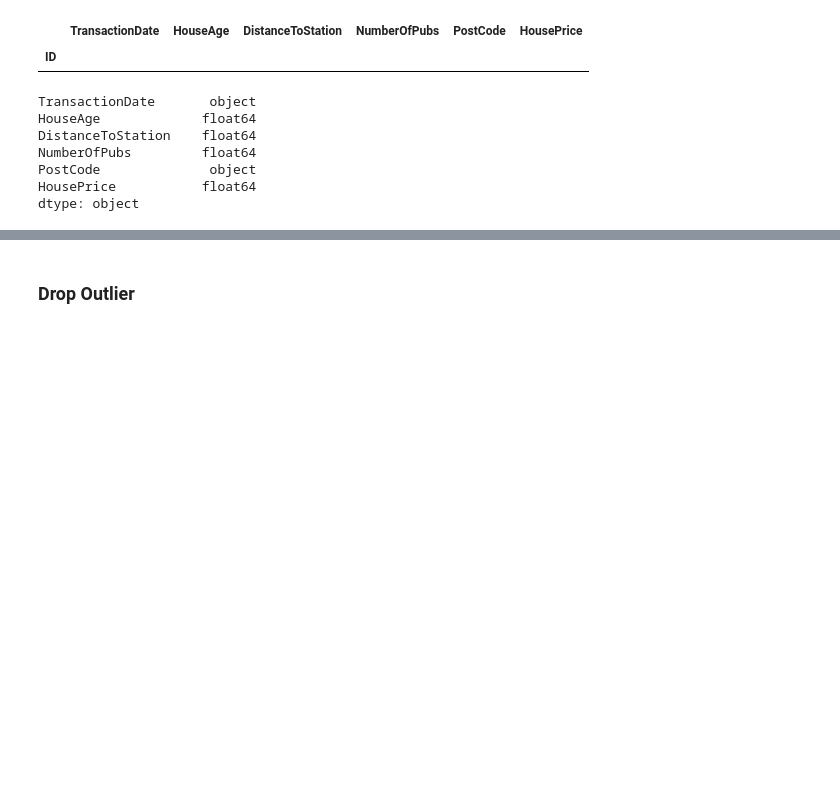
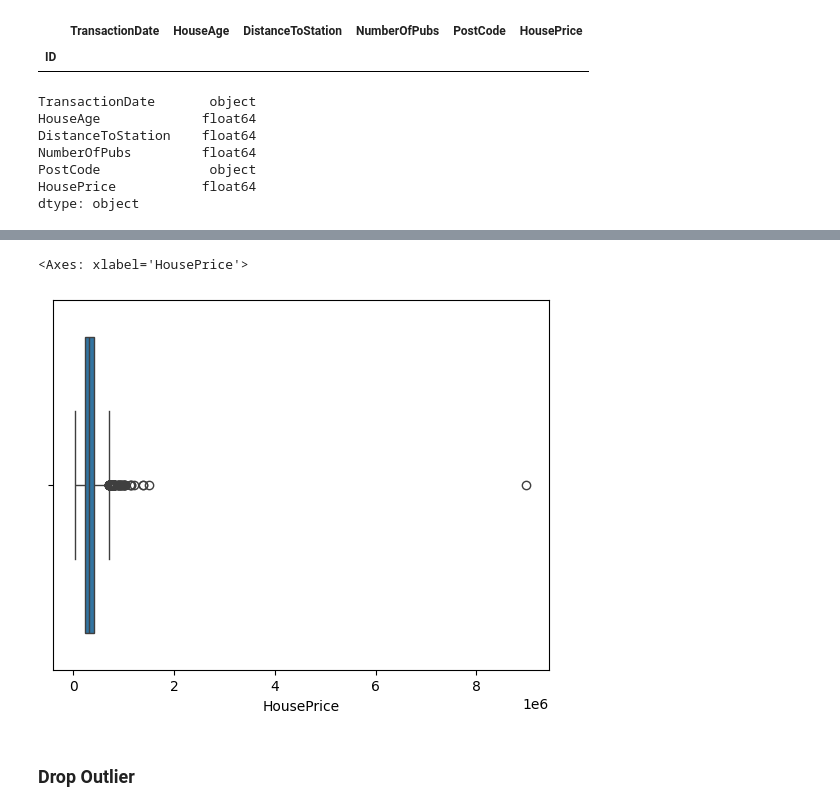
Before and after one commit to hypergalois/HousePricePredictionAPI, a Jupyter notebook: Regression.ipynb, the cells around one changed output, grey strips where cells are left out. Saved outputs shown, nothing was run; the diff lists cells and outputs as text; code cells hidden in the pictures; blank space fills up the shorter version.

Commit message:
Refactor data preprocessing steps in Regression notebook

```diff
--- a/Regression.ipynb
+++ b/Regression.ipynb
@@ -174,2 +179,7 @@ dtype: object
+# %%
+sns.boxplot(x="HousePrice", data=train)
+# %% [output]
+<Axes: xlabel='HousePrice'>
+[figure, added]
 # %% [markdown]
 ### Drop Outlier
```
Also changed, not shown: parts of 2 cells of this notebook.
